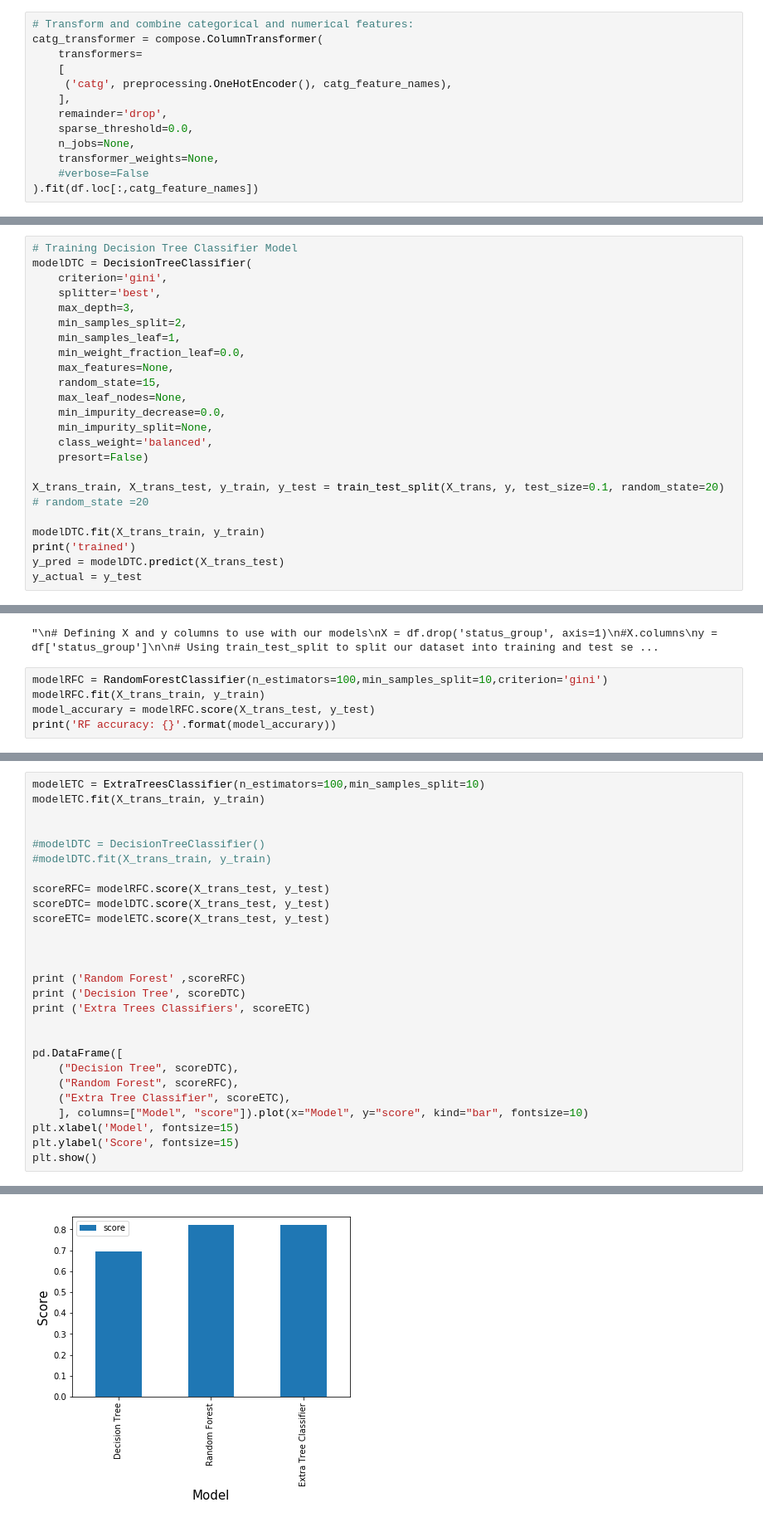
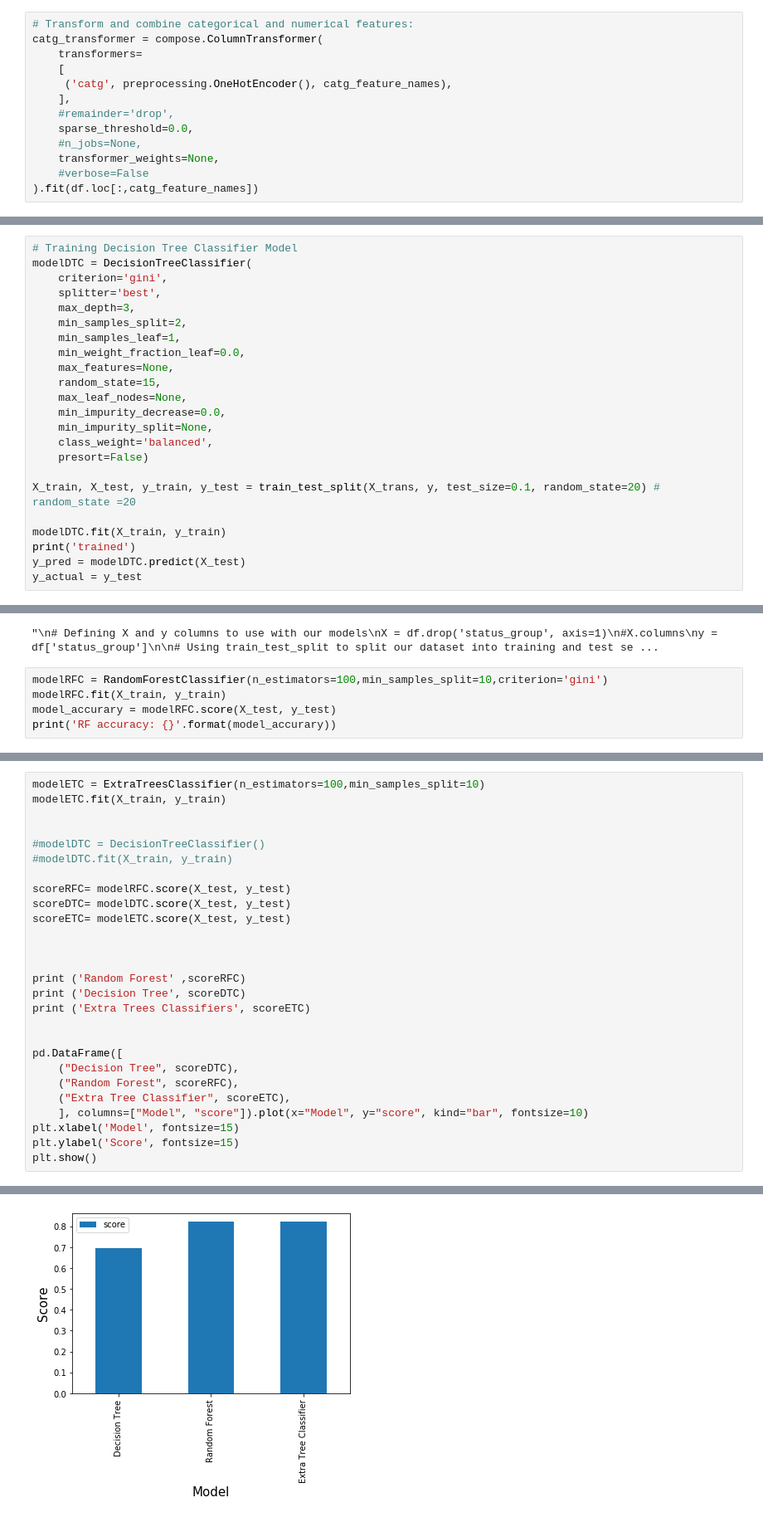
Before and after one commit to atalebizadeh/DS-Career-Track, a Jupyter notebook: Capstone Project 1/Water Pumps/Water Pumps - Modeling and Prediction.ipynb, the cells around one changed output, grey strips where cells are left out. Shown at 83% size. Cells and saved outputs as stored; diff of their text form.

```diff
--- a/Capstone Project 1/Water Pumps/Water Pumps - Modeling and Prediction.ipynb
+++ b/Capstone Project 1/Water Pumps/Water Pumps - Modeling and Prediction.ipynb
@@ -111,9 +111,9 @@ catg_transformer = compose.ColumnTransformer(
     [
      ('catg', preprocessing.OneHotEncoder(), catg_feature_names),
     ],
-    remainder='drop',
+    #remainder='drop',
     sparse_threshold=0.0,
-    n_jobs=None,
+    #n_jobs=None,
     transformer_weights=None,
     #verbose=False
 ).fit(df.loc[:,catg_feature_names])
@@ -174,11 +174,11 @@ modelDTC = DecisionTreeClassifier(
     class_weight='balanced',
     presort=False)
 
-X_trans_train, X_trans_test, y_train, y_test = train_test_split(X_trans, y, test_size=0.1, random_state=20) # random_state =20
+X_train, X_test, y_train, y_test = train_test_split(X_trans, y, test_size=0.1, random_state=20) # random_state =20
 
-modelDTC.fit(X_trans_train, y_train)
+modelDTC.fit(X_train, y_train)
 print('trained')
-y_pred = modelDTC.predict(X_trans_test)
+y_pred = modelDTC.predict(X_test)
 y_actual = y_test
 # %% [output]
 trained
@@ -227,7 +227,7 @@ print(y_train.shape, y_test.shape)
 "\n# Defining X and y columns to use with our models\nX = df.drop('status_group', axis=1)\n#X.columns\ny = df['status_group']\n\n# Using train_test_split to split our dataset into training and test se ...
 # %%
 modelRFC = RandomForestClassifier(n_estimators=100,min_samples_split=10,criterion='gini')
-modelRFC.fit(X_trans_train, y_train)
-model_accurary = modelRFC.score(X_trans_test, y_test)
+modelRFC.fit(X_train, y_train)
+model_accurary = modelRFC.score(X_test, y_test)
 print('RF accuracy: {}'.format(model_accurary))
 # %% [output]
@@ -235,14 +235,14 @@ RF accuracy: 0.8215488215488216
 # %%
 modelETC = ExtraTreesClassifier(n_estimators=100,min_samples_split=10)
-modelETC.fit(X_trans_train, y_train)
+modelETC.fit(X_train, y_train)
 
 
 #modelDTC = DecisionTreeClassifier()
-#modelDTC.fit(X_trans_train, y_train)
+#modelDTC.fit(X_train, y_train)
 
-scoreRFC= modelRFC.score(X_trans_test, y_test)
-scoreDTC= modelDTC.score(X_trans_test, y_test)
-scoreETC= modelETC.score(X_trans_test, y_test)
+scoreRFC= modelRFC.score(X_test, y_test)
+scoreDTC= modelDTC.score(X_test, y_test)
+scoreETC= modelETC.score(X_test, y_test)
 
 
 
@@ -266 +266 @@ Extra Trees Classifiers 0.8223905723905723
-[figure, old version]
+[figure, new version]
```
Also changed, not shown: parts of 3 cells of this notebook, 1 other file.
